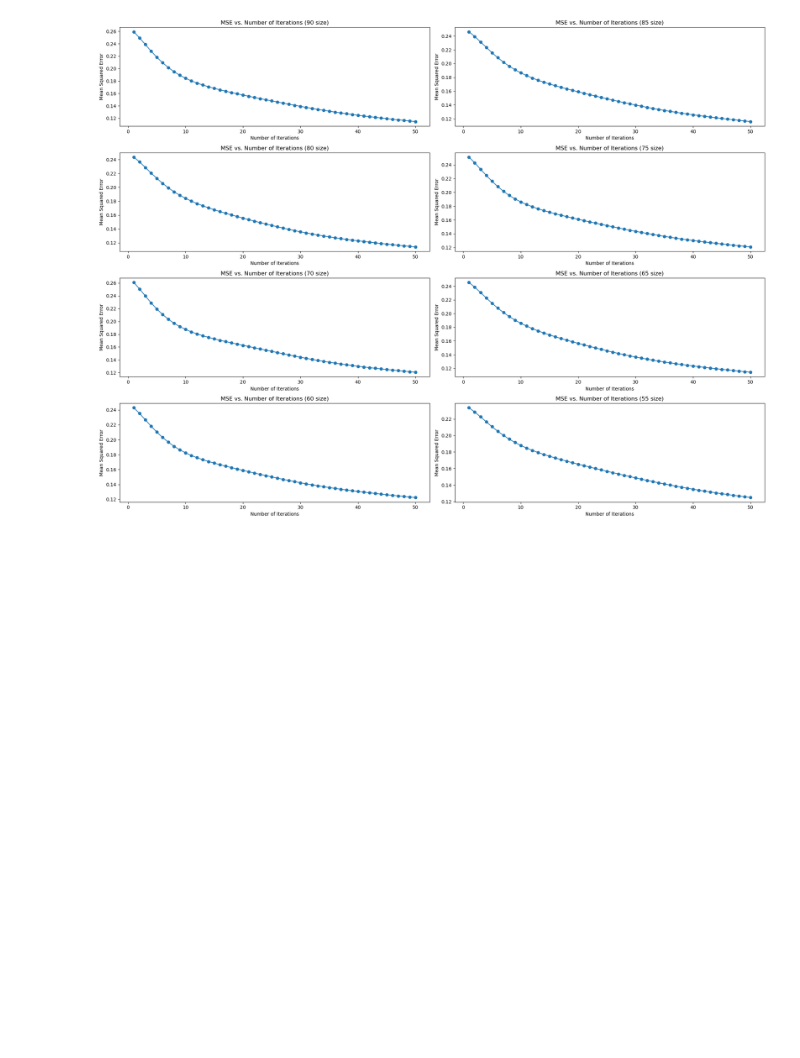
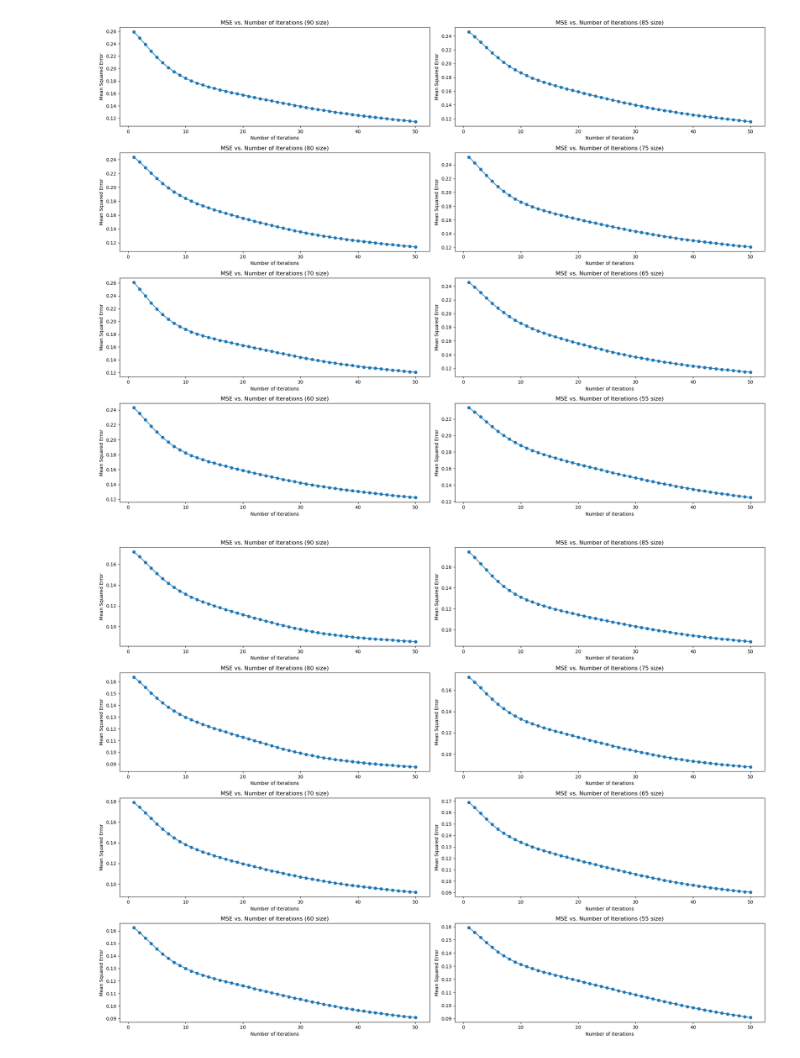
Before and after one commit to chrfum/one-class_classifier, a Jupyter notebook: run-over_classifier/neural/svm_neural.ipynb, the cells around one changed output. Drawn from its saved outputs; the diff is of its cells as text; code cells hidden in the pictures; blank space fills up the shorter version.

```diff
--- a/run-over_classifier/neural/svm_neural.ipynb
+++ b/run-over_classifier/neural/svm_neural.ipynb
@@ -88,0 +176,4 @@ plot_mse_neural(X, np.arange(90, 54, -5), n_iter=50)
+# %%
+plot_mse_neural_on_other_class(X, np.arange(90, 54, -5), n_iter=50)
+# %% [output]
+[figure, added]
```
Also changed, not shown: parts of 19 cells of this notebook.
